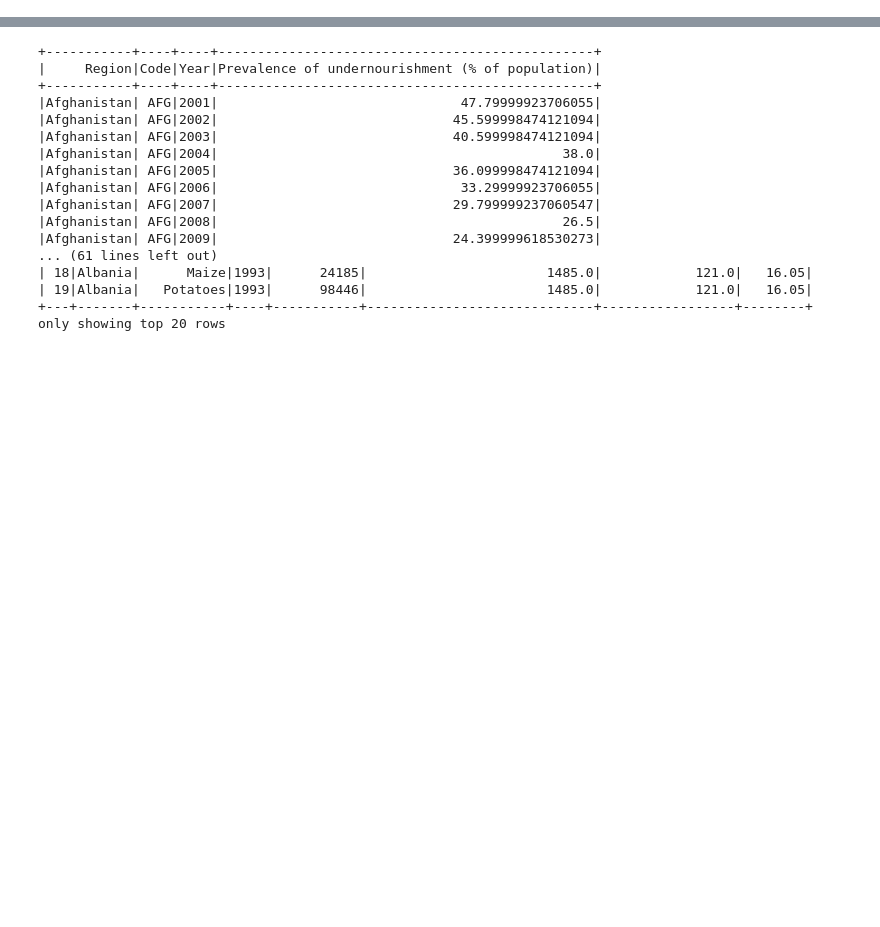
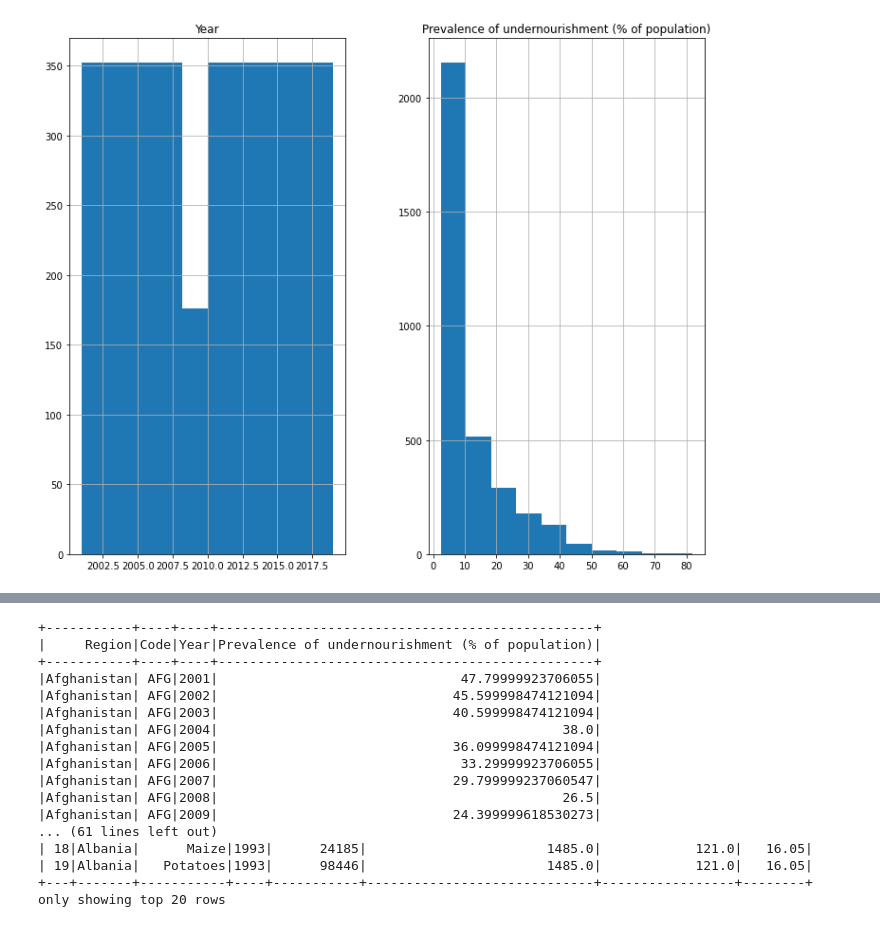
Before and after one commit to 1006413349/Infosys722-Iteration4, a Jupyter notebook: i4.ipynb, the cells around one changed output, grey strips where cells are left out. Saved outputs shown, nothing was run; the diff lists cells and outputs as text; code cells hidden in the pictures; blank space fills up the shorter version.

```diff
--- a/i4.ipynb
+++ b/i4.ipynb
@@ -37,0 +44,6 @@ df4 = spark.read.csv('Datasets/yielddf.csv', inferSchema=True, header=True)
+# %%
+pandas_df = df2.toPandas()
+pandas_df.hist(figsize=(12, 10))
+plt.show()
+# %% [output]
+[figure, added]
```
Also changed, not shown: parts of 4 cells of this notebook.
